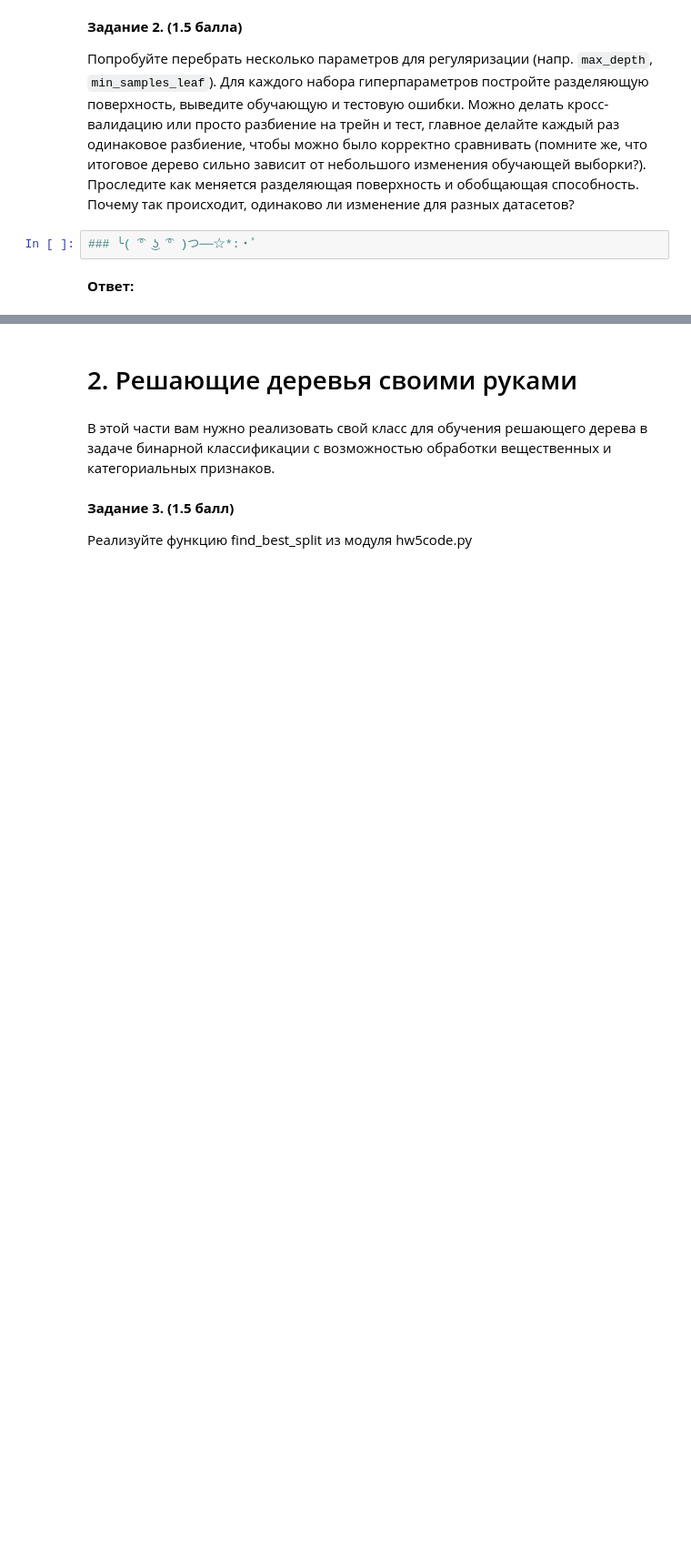
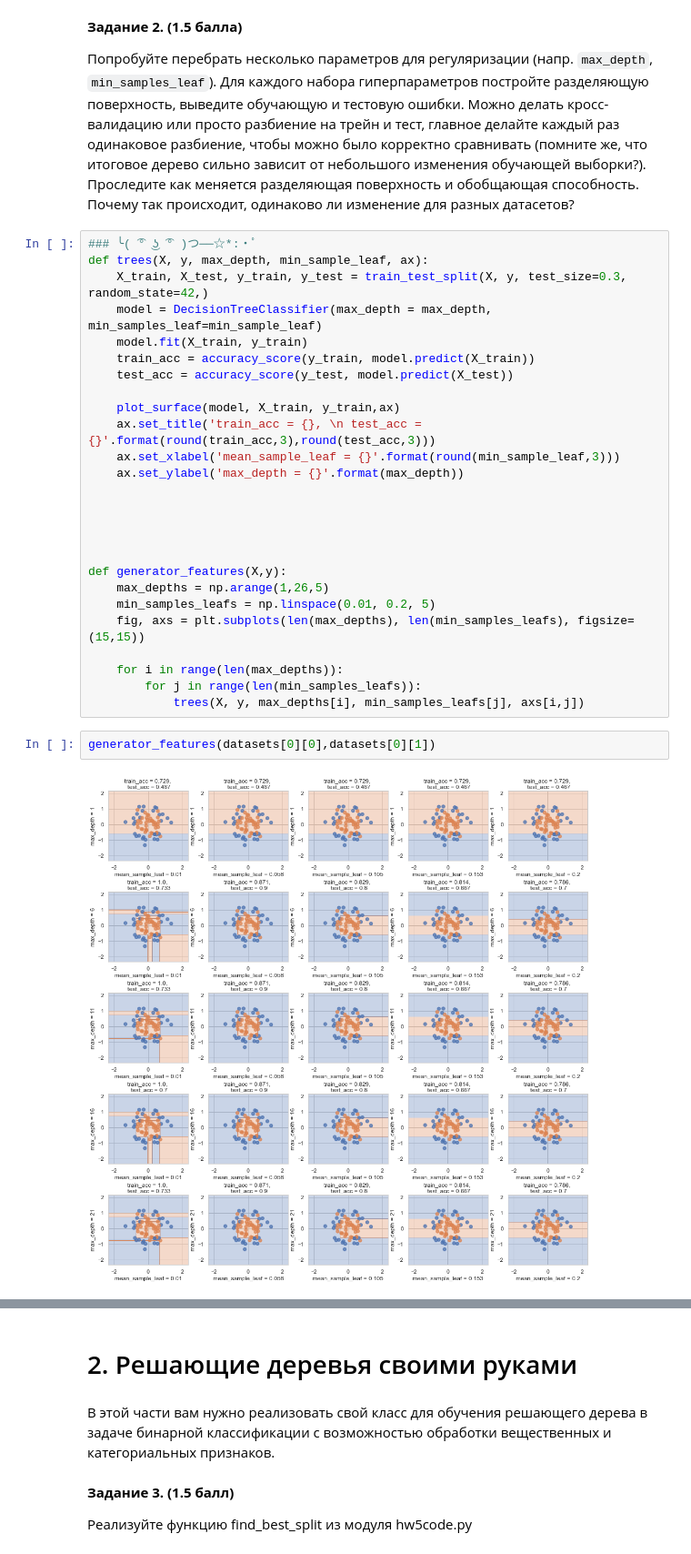
Before and after one commit to miche2020/ml-course-hse, a Jupyter notebook: 2020-fall/homeworks-practice/homework-practice-05-trees/homework-practice-05-trees.ipynb, the cells around one changed output, grey strips where cells are left out. Shown at 91% size. Drawn from its saved outputs; the diff is of its cells as text; blank space fills up the shorter version.

```diff
--- a/2020-fall/homeworks-practice/homework-practice-05-trees/homework-practice-05-trees.ipynb
+++ b/2020-fall/homeworks-practice/homework-practice-05-trees/homework-practice-05-trees.ipynb
@@ -108,7 +147,33 @@ __Ответ:__
 __Задание 2. (1.5 балла)__
 
 Попробуйте перебрать несколько параметров для регуляризации (напр. `max_depth`, `min_samples_leaf`). Для каждого набора гиперпараметров постройте разделяющую поверхность, выведите обучающую и тестовую ошибки. Можно делать кросс-валидацию или просто разбиение на трейн и тест, главное делайте каждый раз одинаковое разбиение, чтобы можно было корректно сравнивать (помните же, что итоговое дерево сильно зависит от небольшого изменения обучающей выборки?). Проследите как меняется разделяющая поверхность и обобщающая способность. Почему так происходит, одинаково ли изменение для разных датасетов?
-# %%
-### ╰( ͡° ͜ʖ ͡° )つ──☆*:・ﾟ
-# %% [markdown]
-__Ответ:__
+# %%
+### ╰( ͡° ͜ʖ ͡° )つ──☆*:・ﾟ
+def trees(X, y, max_depth, min_sample_leaf, ax):
+    X_train, X_test, y_train, y_test = train_test_split(X, y, test_size=0.3, random_state=42,)
+    model = DecisionTreeClassifier(max_depth = max_depth, min_samples_leaf=min_sample_leaf)
+    model.fit(X_train, y_train)
+    train_acc = accuracy_score(y_train, model.predict(X_train))
+    test_acc = accuracy_score(y_test, model.predict(X_test))
+
+    plot_surface(model, X_train, y_train,ax)
+    ax.set_title('train_acc = {}, \n test_acc = {}'.format(round(train_acc,3),round(test_acc,3)))
+    ax.set_xlabel('mean_sample_leaf = {}'.format(round(min_sample_leaf,3)))
+    ax.set_ylabel('max_depth = {}'.format(max_depth))
+
+
+
+
+
+def generator_features(X,y):
+    max_depths = np.arange(1,26,5)
+    min_samples_leafs = np.linspace(0.01, 0.2, 5)
+    fig, axs = plt.subplots(len(max_depths), len(min_samples_leafs), figsize=(15,15))
+
+    for i in range(len(max_depths)):
+        for j in range(len(min_samples_leafs)):
+            trees(X, y, max_depths[i], min_samples_leafs[j], axs[i,j])
+# %%
+generator_features(datasets[0][0],datasets[0][1])
+# %% [output]
+[figure, added]
```
Also changed, not shown: parts of 20 cells of this notebook, 1 other file.
